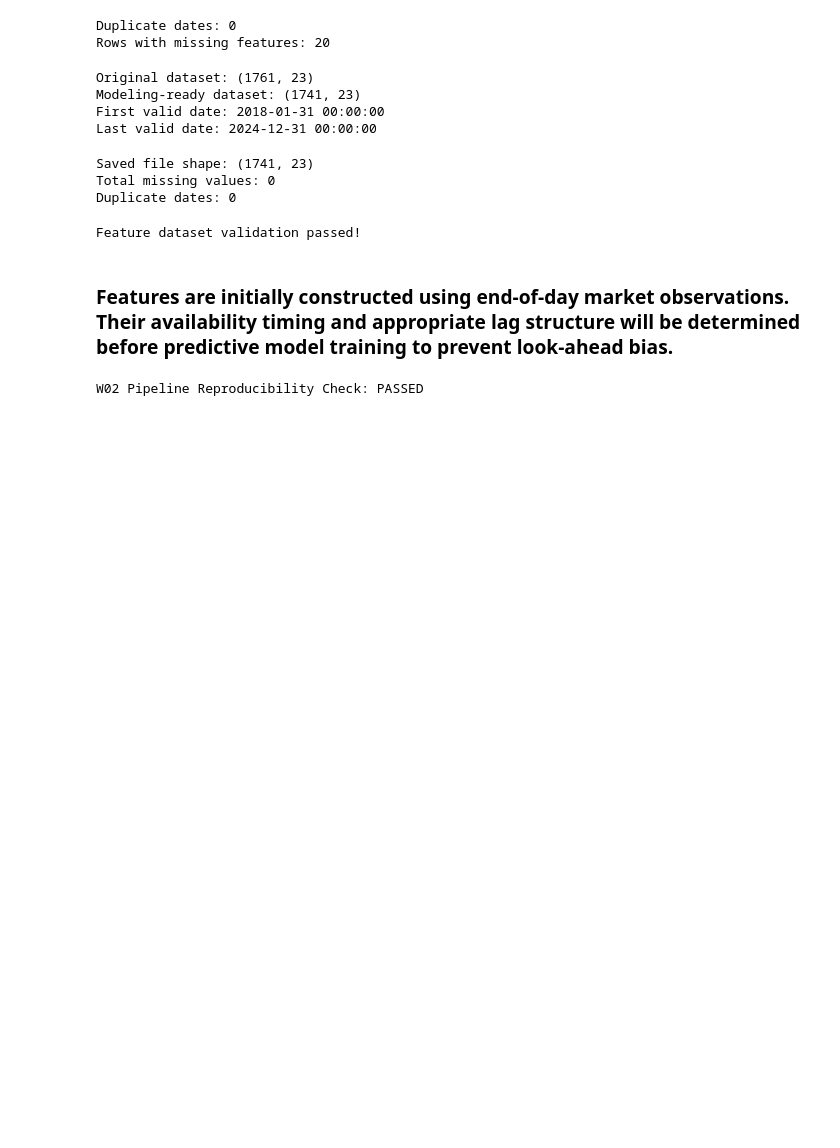
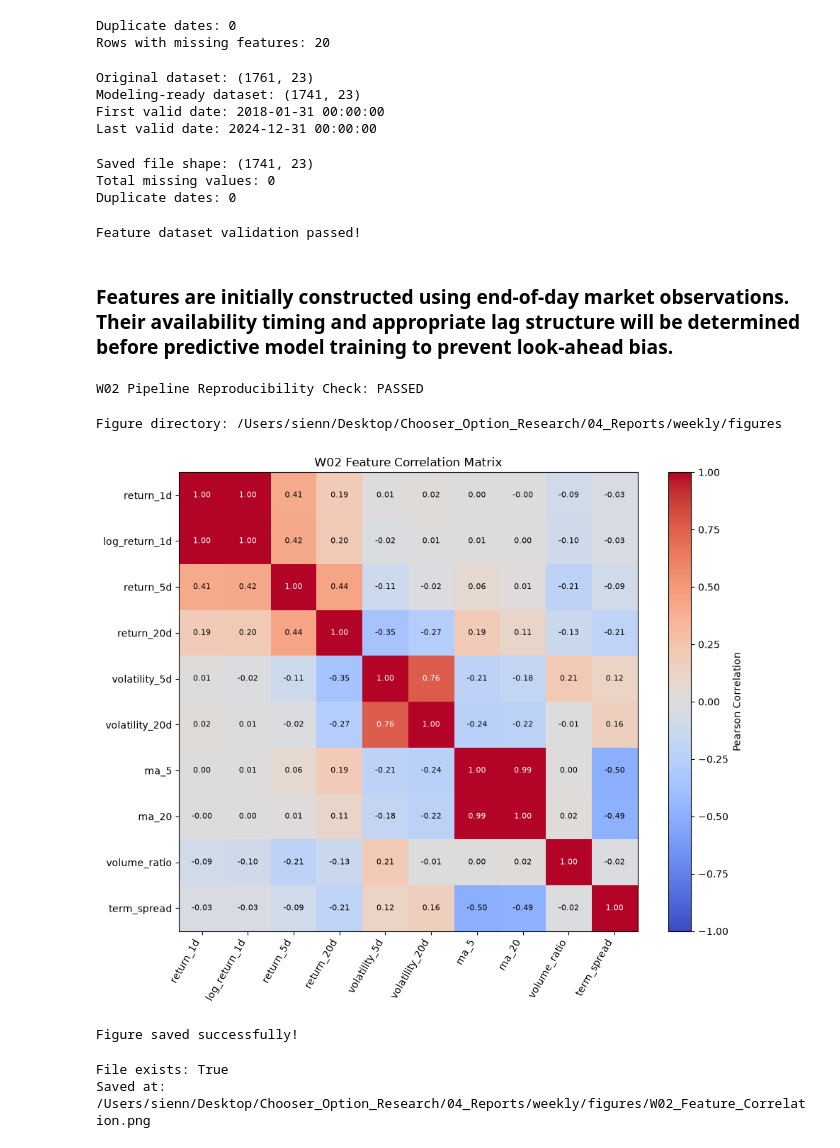
Before and after one commit to Siennc232/Deliverables-Documentation-for-Intern, a Jupyter notebook: Chooser_Option_Research/03_Code/W02_Data_Preprocessing.ipynb, the cells around one changed output. Drawn from its saved outputs; the diff is of its cells as text; code cells hidden in the pictures; blank space fills up the shorter version.

Commit message:
Update W02 report and preprocessing notebook
Co-authored-by: Copilot App <223556219+Copilot@users.noreply.github.com>

```diff
--- a/Chooser_Option_Research/03_Code/W02_Data_Preprocessing.ipynb
+++ b/Chooser_Option_Research/03_Code/W02_Data_Preprocessing.ipynb
@@ -513,3 +513,72 @@ assert feature_check[feature_cols].isna().sum().sum() == 0
 print("W02 Pipeline Reproducibility Check: PASSED")
 # %% [output]
 W02 Pipeline Reproducibility Check: PASSED
+# %%
+from pathlib import Path
+
+fig_dir = (
+    Path.home()
+    / "Desktop"
+    / "Chooser_Option_Research"
+    / "04_Reports"
+    / "weekly"
+    / "figures"
+)
+
+fig_dir.mkdir(parents=True, exist_ok=True)
+
+print("Figure directory:", fig_dir)
+# %% [output]
+Figure directory: /Users/sienn/Desktop/Chooser_Option_Research/04_Reports/weekly/figures
+# %%
+import matplotlib.pyplot as plt
+
+corr = features_ready[feature_cols].corr()
+
+fig, ax = plt.subplots(figsize=(10, 8))
+
+im = ax.imshow(corr, cmap="coolwarm", vmin=-1, vmax=1)
+for i in range(len(feature_cols)):
+    for j in range(len(feature_cols)):
+        value = corr.iloc[i, j]
+
+        ax.text(
+            j, i,
+            f"{value:.2f}",
+            ha="center",
+            va="center",
+            fontsize=8,
+            color="white" if abs(value) > 0.6 else "black"
+        )
+
+ax.set_xticks(range(len(feature_cols)))
+ax.set_yticks(range(len(feature_cols)))
+
+ax.set_xticklabels(feature_cols, rotation=60, ha="right")
+ax.set_yticklabels(feature_cols)
+
+fig.colorbar(im, ax=ax, label="Pearson Correlation")
+
+plt.title("W02 Feature Correlation Matrix")
+plt.tight_layout()
+
+plt.savefig(
+    fig_dir / "W02_Feature_Correlation.png",
+    dpi=300,
+    bbox_inches="tight"
+)
+
+plt.show()
+
+print("Figure saved successfully!")
+# %% [output]
+[figure, added]
+Figure saved successfully!
+# %%
+figure_path = fig_dir / "W02_Feature_Correlation.png"
+
+print("File exists:", figure_path.exists())
+print("Saved at:", figure_path)
+# %% [output]
+File exists: True
+Saved at: /Users/sienn/Desktop/Chooser_Option_Research/04_Reports/weekly/figures/W02_Feature_Correlation.png
```
Also changed, not shown: parts of 1 cell of this notebook, 1 other file.
